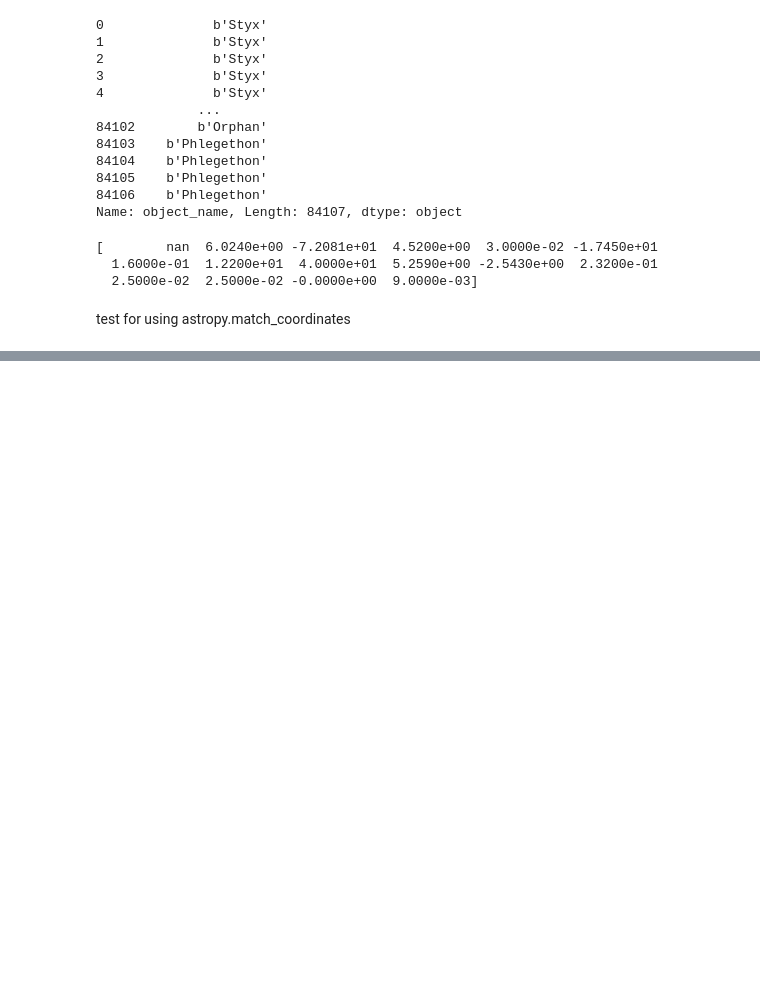
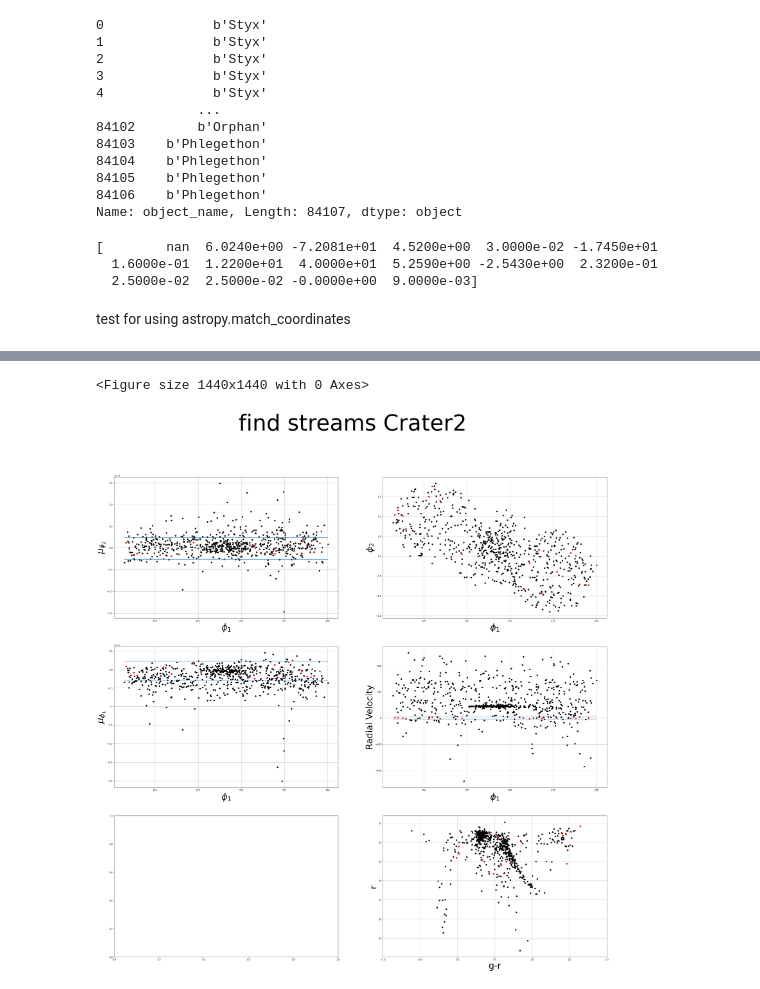
Before and after one commit to Yichengwang1999/Master_project_stellar_stream, a Jupyter notebook: cluster_finder.ipynb, the cells around one changed output, grey strips where cells are left out. Cells and saved outputs as stored; diff of their text form; code cells hidden in the pictures; blank space fills up the shorter version.

```diff
--- a/cluster_finder.ipynb
+++ b/cluster_finder.ipynb
@@ -160,0 +255,66 @@ TypeError: Cannot use .str.contains with values of inferred dtype 'bytes'.
+# %%
+#mask
+mean_radial_velocity = 2.34
+masked = new_frame
+masked = masked[masked['pmdec_rotated']>float(pmphi2-0.25*1e-6)]
+masked = masked[masked['pmdec_rotated']<float(pmphi2+0.25*1e-6)]
+
+masked = masked[masked['pmra_rotated_star']>float(pmphi1-0.25*1e-6)]
+masked = masked[masked['pmra_rotated_star']<float(pmphi1+0.25*1e-6)]
+
+masked = masked[masked['radial_velocity']>float(mean_radial_velocity-10)]
+masked = masked[masked['radial_velocity']<float(mean_radial_velocity+10)]
+#masked = masked[(masked['g_band']-masked['r_band'])>0.2]
+#masked = masked[(masked['g_band']-masked['r_band'])<1.5]
+# %%
+#plot
+plt.figure(figsize=(20,20))
+fig, ((ax0, ax1), (ax2, ax3),(ax4,ax5)) = plt.subplots(nrows=3, ncols=2, figsize=(40, 40))
+
+ax0.scatter(new_frame['original_phi_1'],new_frame['pmdec_rotated'],color='black')
+ax0.scatter(masked['original_phi_1'],masked['pmdec_rotated'],color='r')
+ax0.hlines(pmphi2-0.25*1e-6,new_frame['original_phi_1'].min(),new_frame['original_phi_1'].max())
+ax0.hlines(pmphi2+0.25*1e-6,new_frame['original_phi_1'].min(),new_frame['original_phi_1'].max())
+ax0.grid(True)
+ax0.set_xlabel('$\phi_1$',fontsize=40)
+ax0.set_ylabel('$\mu_{\phi_2}$',fontsize=40)
+
+
+ax3.scatter(new_frame['original_phi_1'], new_frame['radial_velocity'],color='black')
+ax3.scatter(masked['original_phi_1'], masked['radial_velocity'],color='r')
+ax3.grid(True)
+ax3.hlines(mean_radial_velocity-10,new_frame['original_phi_1'].min(),new_frame['original_phi_1'].max())
+ax3.hlines(mean_radial_velocity+10,new_frame['original_phi_1'].min(),new_frame['original_phi_1'].max())
+ax3.set_xlabel('$\phi_1$',fontsize=40)
+ax3.set_ylabel('Radial Velocity',fontsize=40)
+
+ax1.scatter(new_frame['original_phi_1'], new_frame['original_phi_2'],color='black')
+ax1.scatter(masked['original_phi_1'],masked['original_phi_2'],color='r')
+ax1.grid(True)
+ax1.set_xlabel('$\phi_1$',fontsize=40)
+ax1.set_ylabel('$\phi_2$',fontsize=40)
+
+ax2.scatter(new_frame['original_phi_1'],new_frame['pmra_rotated_star'],color='black')
+ax2.scatter(masked['original_phi_1'],masked['pmra_rotated_star'],color='r')
+ax2.hlines(pmphi1-0.25*1e-6,new_frame['original_phi_1'].min(),new_frame['original_phi_1'].max())
+ax2.hlines(pmphi1+0.25*1e-6,new_frame['original_phi_1'].min(),new_frame['original_phi_1'].max())
+ax2.grid(True)
+ax2.set_xlabel('$\phi_1$',fontsize=40)
+ax2.set_ylabel('$\mu_{\phi_1}$',fontsize=40)
+
+
+ax5.scatter(new_frame['g_band']-new_frame['r_band'],new_frame['r_band'],color='black')
+ax5.scatter(masked['g_band']-masked['r_band'],masked['r_band'],color='red')
+ax5.grid(True)
+ax5.set_xlabel('g-r',fontsize=40)
+ax5.set_ylabel('r',fontsize=40)
+#ax5.set_ylim(16,12)
+ax5.set_xlim(-1,2)
+
+
+fig.suptitle('find streams '+ name, fontsize=100)
+fig.savefig('selection_clusters/find streams'+ stream +'.png')
+plt.show()
+# %% [output]
+<Figure size 1440x1440 with 0 Axes>
+[figure, added]
```
Also changed, not shown: parts of 9 cells of this notebook.
